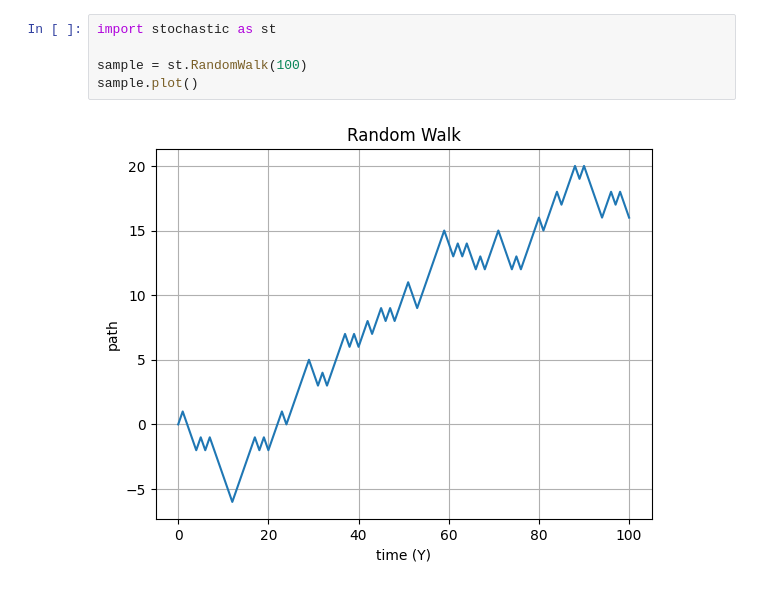
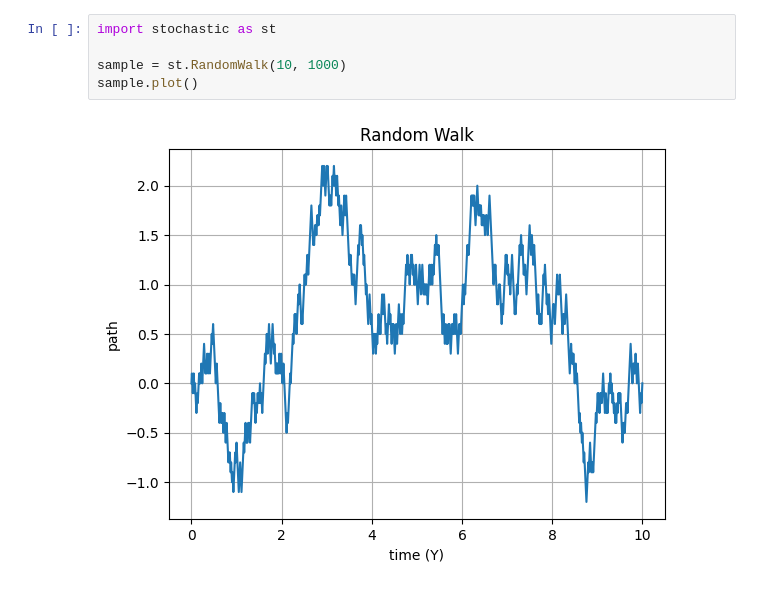
Before and after one commit to afontoura/fin_math, a Jupyter notebook: First steps.ipynb, the cells around one changed output. Cells and saved outputs as stored; diff of their text form.

Commit message:
Add functionality for scaled random walks. Add absolute variation and quadratic variation

```diff
--- a/First steps.ipynb
+++ b/First steps.ipynb
@@ -1,7 +1,7 @@
 # %%
 import stochastic as st
 
-sample = st.RandomWalk(100)
+sample = st.RandomWalk(10, 1000)
 sample.plot()
 # %% [output]
-[figure, old version]
+[figure, new version]
```
Also changed, not shown: parts of 1 cell of this notebook, 1 other file.
